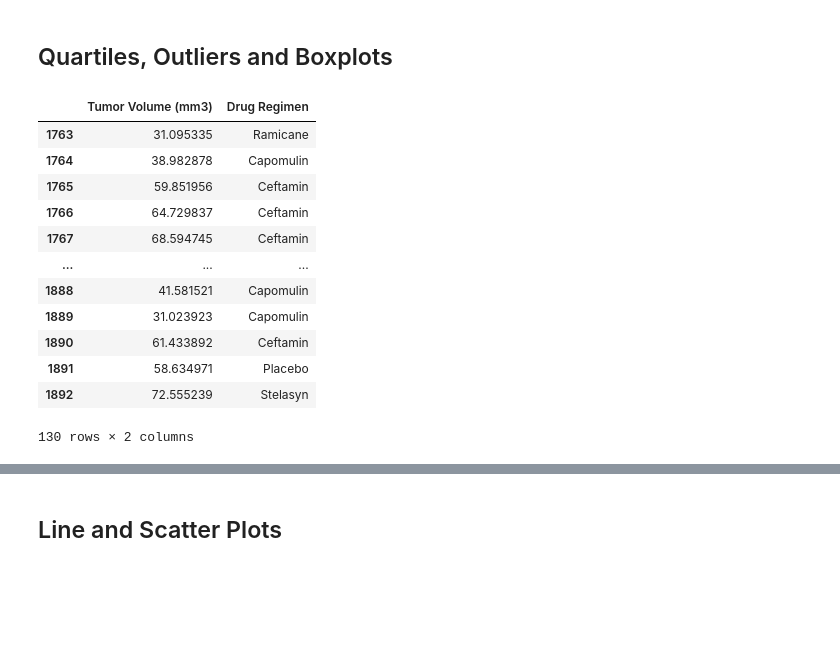
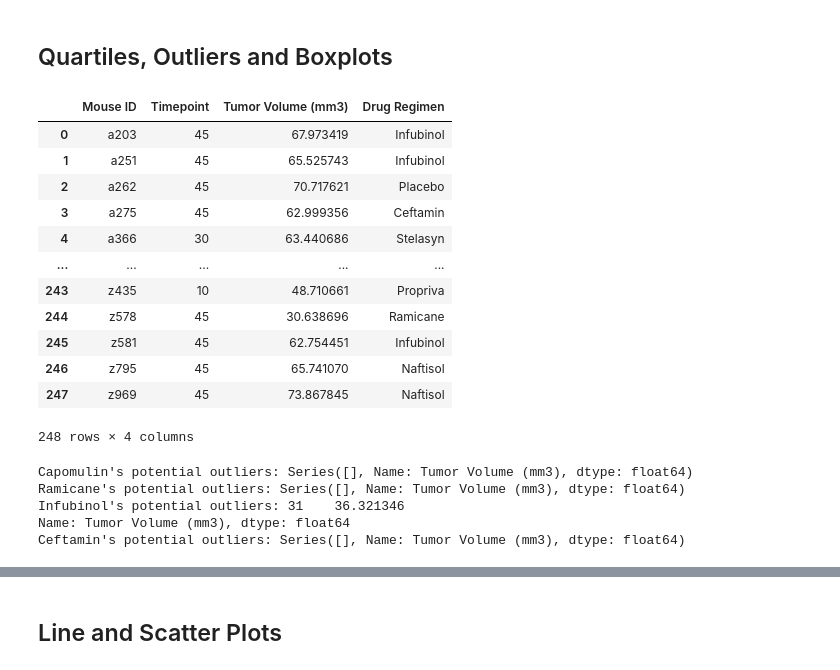
Before and after one commit to rhiana-schafer/matplotlib-challenge, a Jupyter notebook: Pymaceuticals/pymaceuticals_rs.ipynb, the cells around one changed output, grey strips where cells are left out. Saved outputs shown, nothing was run; the diff lists cells and outputs as text; code cells hidden in the pictures; blank space fills up the shorter version.

```diff
--- a/Pymaceuticals/pymaceuticals_rs.ipynb
+++ b/Pymaceuticals/pymaceuticals_rs.ipynb
@@ -180,22 +183,25 @@ plt.show()
 # %%
 # Calculate the final tumor volume of each mouse across four of the treatment regimens:
 # Capomulin, Ramicane, Infubinol, and Ceftamin
+
 # Start by getting the last (greatest) timepoint for each mouse
-end_df = clean_mouse_study_df
-
+last_df = clean_mouse_study_df[['Mouse ID', 'Timepoint']].groupby('Mouse ID').max().reset_index()
 
 # Merge this group df with the original dataframe to get the tumor volume at the last timepoint
+last_tumor = pd.merge(last_df, clean_mouse_study_df[['Mouse ID', 'Timepoint', 'Tumor Volume (mm3)', 'Drug Regimen']], how = 'left', on = ['Mouse ID', 'Timepoint'])
+
+last_tumor
 # %% [output]
-|  | Tumor Volume (mm3) | Drug Regimen |
-| 1763 | 31.095335 | Ramicane |
-| 1764 | 38.982878 | Capomulin |
-| 1765 | 59.851956 | Ceftamin |
-| 1766 | 64.729837 | Ceftamin |
-| 1767 | 68.594745 | Ceftamin |
-| ... | ... | ... |
-| 1888 | 41.581521 | Capomulin |
-| 1889 | 31.023923 | Capomulin |
-| 1890 | 61.433892 | Ceftamin |
-| 1891 | 58.634971 | Placebo |
-| 1892 | 72.555239 | Stelasyn |
+|  | Mouse ID | Timepoint | Tumor Volume (mm3) | Drug Regimen |
+| 0 | a203 | 45 | 67.973419 | Infubinol |
+| 1 | a251 | 45 | 65.525743 | Infubinol |
+| 2 | a262 | 45 | 70.717621 | Placebo |
+| 3 | a275 | 45 | 62.999356 | Ceftamin |
+| 4 | a366 | 30 | 63.440686 | Stelasyn |
+| ... | ... | ... | ... | ... |
+| 243 | z435 | 10 | 48.710661 | Propriva |
+| 244 | z578 | 45 | 30.638696 | Ramicane |
+| 245 | z581 | 45 | 62.754451 | Infubinol |
+| 246 | z795 | 45 | 65.741070 | Naftisol |
+| 247 | z969 | 45 | 73.867845 | Naftisol |
-130 rows × 2 columns
+248 rows × 4 columns
@@ -230,2 +208,31 @@ end_df = clean_mouse_study_df
+# %%
+# Put treatments into a list for for loop (and later for plot labels)
+drugs = ['Capomulin', 'Ramicane', 'Infubinol', 'Ceftamin']
+
+# Create empty list to fill with tumor vol data (for plotting)
+treatment_data = [[], [], [], []]
+
+# Calculate the IQR and quantitatively determine if there are any potential outliers.
+for i in range(0,4):
+    d = drugs[i]
+    # Locate the rows which contain mice on each drug and get the tumor volumes
+    drug_data = last_tumor.loc[last_tumor['Drug Regimen'] == d]['Tumor Volume (mm3)']
+    # Determine outliers using upper and lower bounds
+    quartiles = drug_data.quantile([0.25,0.5,0.75])
+    lowerq=quartiles[0.25]
+    upperq=quartiles[0.75]
+    iqr = upperq-lowerq
+    lower_bound = lowerq - (1.5*iqr)
+    upper_bound = upperq + (1.5*iqr)
+    outliers = drug_data.loc[(drug_data < lower_bound) | (drug_data > upper_bound)]
+    print(f"{d}'s potential outliers: {outliers}")
+    #RS: wasn't explicitly stated, but I assume I need to fill empty lists with data for plotting
+    treatment_data[i]=[x for x in drug_data]
+# %% [output]
+Capomulin's potential outliers: Series([], Name: Tumor Volume (mm3), dtype: float64)
+Ramicane's potential outliers: Series([], Name: Tumor Volume (mm3), dtype: float64)
+Infubinol's potential outliers: 31    36.321346
+Name: Tumor Volume (mm3), dtype: float64
+Ceftamin's potential outliers: Series([], Name: Tumor Volume (mm3), dtype: float64)
 # %%
 # Generate a box plot of the final tumor volume of each mouse across four regimens of interest
```
Also changed, not shown: parts of 10 cells of this notebook, 6 other files.
